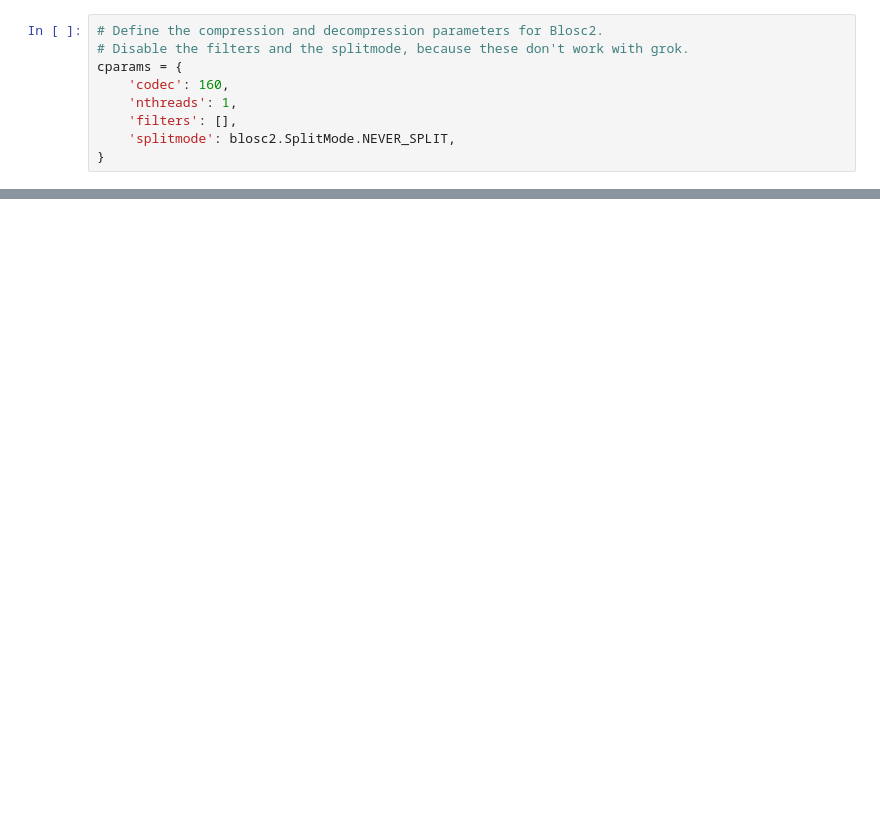
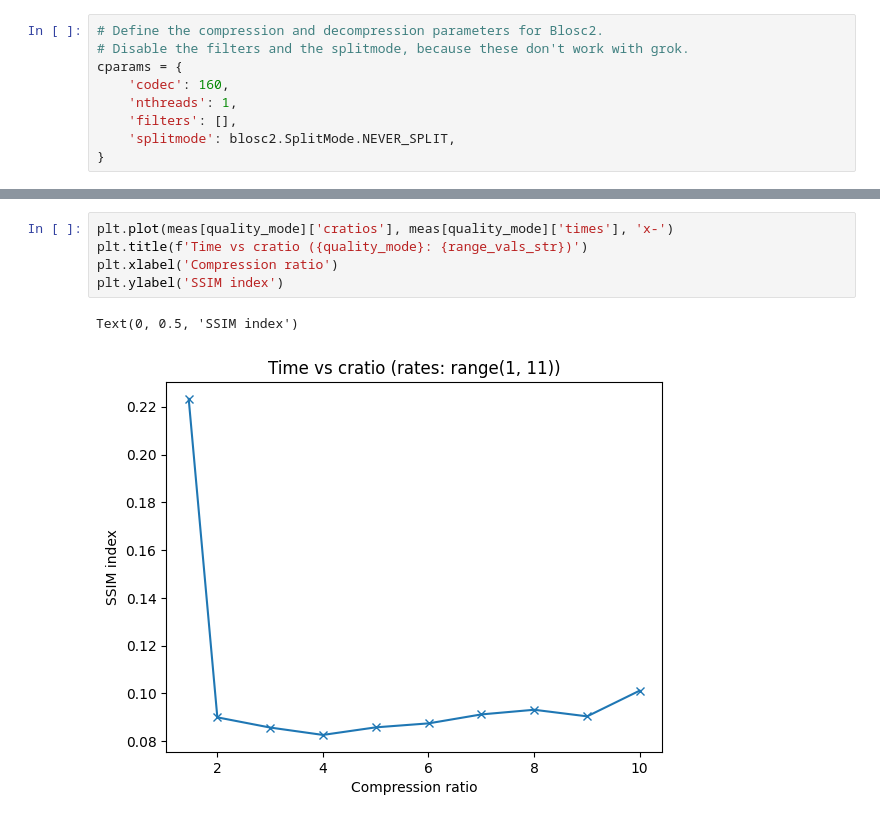
Before and after one commit to Blosc/blosc2_grok, a Jupyter notebook: bench/transcode-hdf5.ipynb, the cells around one changed output, grey strips where cells are left out. Saved outputs shown, nothing was run; the diff lists cells and outputs as text; blank space fills up the shorter version.

```diff
--- a/bench/transcode-hdf5.ipynb
+++ b/bench/transcode-hdf5.ipynb
@@ -106,0 +139,8 @@ plt.plot(range(1, 11), ssims_lossy)
+# %%
+plt.plot(meas[quality_mode]['cratios'], meas[quality_mode]['times'], 'x-')
+plt.title(f'Time vs cratio ({quality_mode}: {range_vals_str})')
+plt.xlabel('Compression ratio')
+plt.ylabel('SSIM index')
+# %% [output]
+Text(0, 0.5, 'SSIM index')
+[figure, added]
```
Also changed, not shown: parts of 15 cells of this notebook, 1 other file.
